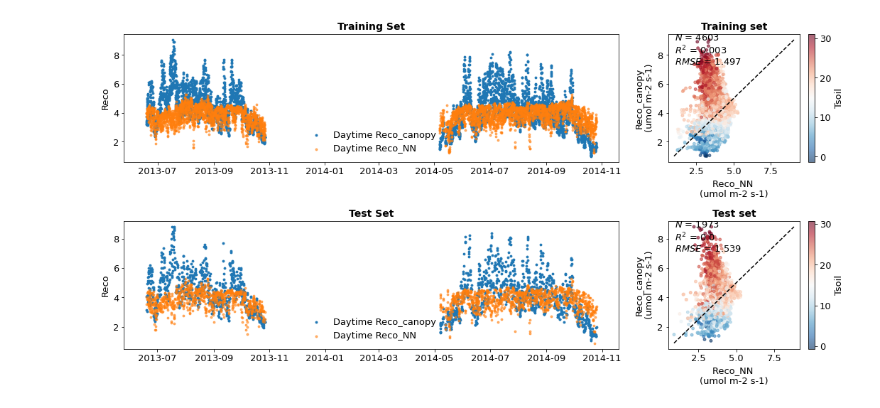
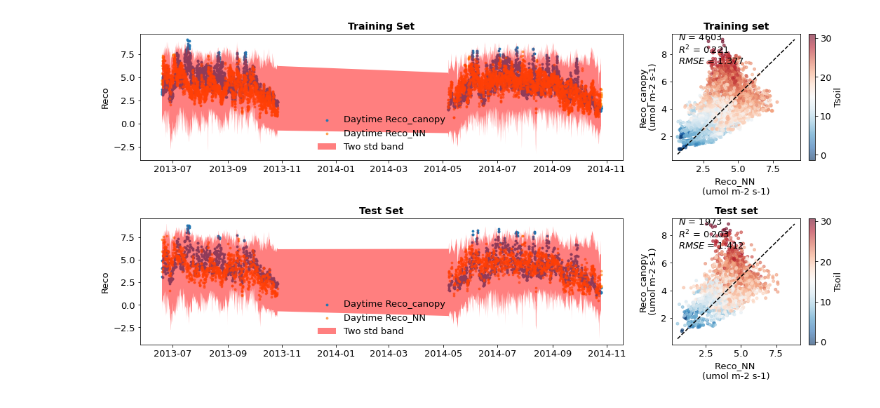
Before and after one commit to PierreTsr/FluxPartitioning, a Jupyter notebook: src/flux_NN.ipynb, the cells around one changed output. Saved outputs shown, nothing was run; the diff lists cells and outputs as text; code cells hidden in the pictures.

```diff
--- a/src/flux_NN.ipynb
+++ b/src/flux_NN.ipynb
@@ -35,7 +51,7 @@ def NN_noSIF(n_neuron, activation1, activation2):
     APAR_input = Input(shape=(1,), dtype='float32', name='APAR_input')
     EV_input1 = Input(shape=(EV1_train1.shape[1],), dtype='float32', name='EV_input1')
     x = Dense(n_neuron, activation=activation1, name='hidden1_1', use_bias=True)(EV_input1)
-    #x         = Dense(n_neuron, activation=activation2,name='hidden1_2')(x)
+    x = Dense(n_neuron, activation=activation2, name='hidden1_2')(x)
     ln_GPP = Dense(1, activation=None, name='ln_GPP')(x)
     GPP_1 = Lambda(lambda x: K.exp(x), name='GPP_1')(ln_GPP)
     GPP = keras.layers.Multiply(name='GPP')([GPP_1, APAR_input])
@@ -43,8 +59,7 @@ def NN_noSIF(n_neuron, activation1, activation2):
     # Reco
     EV_input2 = Input(shape=(EV2_train1.shape[1],), dtype='float32', name='EV_input2')
     x = Dense(n_neuron, activation=activation1, name='hidden2_1', use_bias=True)(EV_input2)
-    #, kernel_regularizer=tf.keras.regularizers.l2(0.0000)
-    #x         = Dense(n_neuron, activation=activation2,name='hidden2_2')(x)
+    x = Dense(n_neuron, activation=activation2, name='hidden2_2')(x)
     ln_Reco = Dense(1, activation=None, name='ln_Reco')(x)
     Reco = Lambda(lambda x: K.exp(x), name='Reco')(ln_Reco)
 
@@ -59,10 +74,10 @@ def NN_noSIF(n_neuron, activation1, activation2):
     return model_NEE
 # %%
 earlyStopping = keras.callbacks.EarlyStopping(monitor='val_loss', patience=10, verbose=0, mode='auto')
-model_noSIF = NN_noSIF(n_neuron=32, activation1='relu', activation2='relu')
+model_noSIF = NN_noSIF(n_neuron=64, activation1='relu', activation2='relu')
 hist_noSIF = model_noSIF.fit({'APAR_input': label_train, 'EV_input1': EV1_train1, 'EV_input2': EV2_train1},
                              {'NEE': NEE_train1},
-                             epochs=100,
+                             epochs=500,
                              batch_size=64,
                              callbacks=[earlyStopping],
                              validation_split=0.3,
@@ -90,7 +105,9 @@ ________________________________________________________________________________
 # %%
 burn_in = 2000
 n_iter = 4000
-n_obs = NEE_train1.shape[0]
+
+n_obs_train = NEE_train1.shape[0]
+n_obs_test = NEE_test.shape[0]
 
 
 def sample(model, inputs):
@@ -260,49 +324,49 @@ test_night  = test[test.APAR_label==0]
 # %%
-fig, ax = plt.subplots(figsize=(15,7.5),nrows=2,ncols=2,gridspec_kw={'width_ratios': [3, 1]})
+fig, ax = plt.subplots(figsize=(15, 7.5), nrows=2, ncols=2, gridspec_kw={'width_ratios': [3, 1]})
 s_circle = 8
 
 colors = 'Tsoil'
-cmap   = 'RdBu_r'
-s      = 15
-alpha  = 0.6
+cmap = 'RdBu_r'
+s = 15
+alpha = 0.6
 Reco_ref = 'Reco_canopy'
 
+ax[0, 0].scatter(train.index, train[Reco_ref], label='Daytime ' + Reco_ref, s=s_circle)
+ax[0, 0].scatter(train.index, train['Reco_NN'], label='Daytime Reco_NN', s=s_circle, alpha=0.6)
+lower = mu_Reco_train - 2 * np.sqrt(sigma_Reco_pred_train)
+upper = mu_Reco_train + 2 * np.sqrt(sigma_Reco_pred_train)
+ax[0, 0].fill_between(train.index, lower, upper, facecolor="red", alpha=0.5, label="Two std band")
+ax[0, 0].set_ylabel('Reco')
+ax[0, 0].set_title('Training Set', fontsize=14, fontweight='bold')
 
-ax[0,0].scatter(train.index,train[Reco_ref], label='Daytime '+Reco_ref,s=s_circle)
-ax[0,0].scatter(train.index,train['Reco_NN'], label='Daytime Reco_NN',s=s_circle,alpha=0.6)
-ax[0,0].set_ylabel('Reco')
-ax[0,0].set_title('Training Set', fontsize=14, fontweight='bold')
+ax[1, 0].scatter(test.index, test[Reco_ref], label='Daytime ' + Reco_ref, s=s_circle)
+ax[1, 0].scatter(test.index, test['Reco_NN'], label='Daytime Reco_NN', s=s_circle, alpha=0.6)
+lower = mu_Reco_test - 2 * np.sqrt(sigma_Reco_pred_test)
+upper = mu_Reco_test + 2 * np.sqrt(sigma_Reco_pred_test)
+ax[1, 0].fill_between(test.index, lower, upper, facecolor="red", alpha=0.5, label="Two std band")
+ax[1, 0].set_ylabel('Reco')
+ax[1, 0].set_title('Test Set', fontsize=14, fontweight='bold')
 
+train.plot('Reco_NN', Reco_ref, alpha=alpha, ax=ax[0, 1], kind='scatter', s=15, c=colors, cmap=cmap)
+test.plot('Reco_NN', Reco_ref, alpha=alpha, ax=ax[1, 1], kind='scatter', s=15, c=colors, cmap=cmap)
 
-ax[1,0].scatter(test.index,test[Reco_ref], label='Daytime '+Reco_ref,s=s_circle)
-ax[1,0].scatter(test.index,test['Reco_NN'], label='Daytime Reco_NN',s=s_circle,alpha=0.6)
-ax[1,0].set_ylabel('Reco')
-ax[1,0].set_title('Test Set', fontsize=14, fontweight='bold')
+ax[0, 1].set_xlabel('Reco_NN \n(umol m-2 s-1)')
+ax[0, 1].set_ylabel('' + Reco_ref + '\n(umol m-2 s-1)')
+ax[1, 1].set_xlabel('Reco_NN \n(umol m-2 s-1)')
+ax[1, 1].set_ylabel('' + Reco_ref + '\n(umol m-2 s-1)')
 
+diag_line(train['Reco_NN'], train[Reco_ref], ax=ax[0, 1])
+diag_line(test['Reco_NN'], test[Reco_ref], ax=ax[1, 1])
 
-train.plot('Reco_NN',Reco_ref,alpha = alpha,ax=ax[0,1],kind='scatter',s=15,c=colors,cmap=cmap)
-test.plot('Reco_NN',Reco_ref,alpha = alpha,ax=ax[1,1],kind='scatter',s=15,c=colors,cmap=cmap)
+ax[0, 1].set_title('Training set', fontsize=14, fontweight='bold')
+ax[1, 1].set_title('Test set', fontsize=14, fontweight='bold')
 
-ax[0,1].set_xlabel('Reco_NN \n(umol m-2 s-1)')
-ax[0,1].set_ylabel(''+Reco_ref+'\n(umol m-2 s-1)')
-ax[1,1].set_xlabel('Reco_NN \n(umol m-2 s-1)')
-ax[1,1].set_ylabel(''+Reco_ref+'\n(umol m-2 s-1)')
-
-
-diag_line(train['Reco_NN'],  train[Reco_ref],ax=ax[0,1])
-diag_line(test['Reco_NN'],  test[Reco_ref],ax=ax[1,1])
-
-
-ax[0,1].set_title('Training set',fontsize=14,fontweight='bold')
-ax[1,1].set_title('Test set',fontsize=14, fontweight='bold')
-
-
-for each_ax in ax[:,0]:
+for each_ax in ax[:, 0]:
     each_ax.legend(loc='best')
 
 plt.tight_layout()
 plt.rcParams['savefig.dpi'] = 220
 T = dt.datetime.now().strftime("%Y%m%d-%H%M%S")
 # plt.savefig('./FIGURE/NNSIF/SCOPE_Reco_'+str(i)+'.png')
 # %% [output]
-[figure, old version]
+[figure, new version]
```
Also changed, not shown: parts of 13 cells of this notebook, 1 other file.
